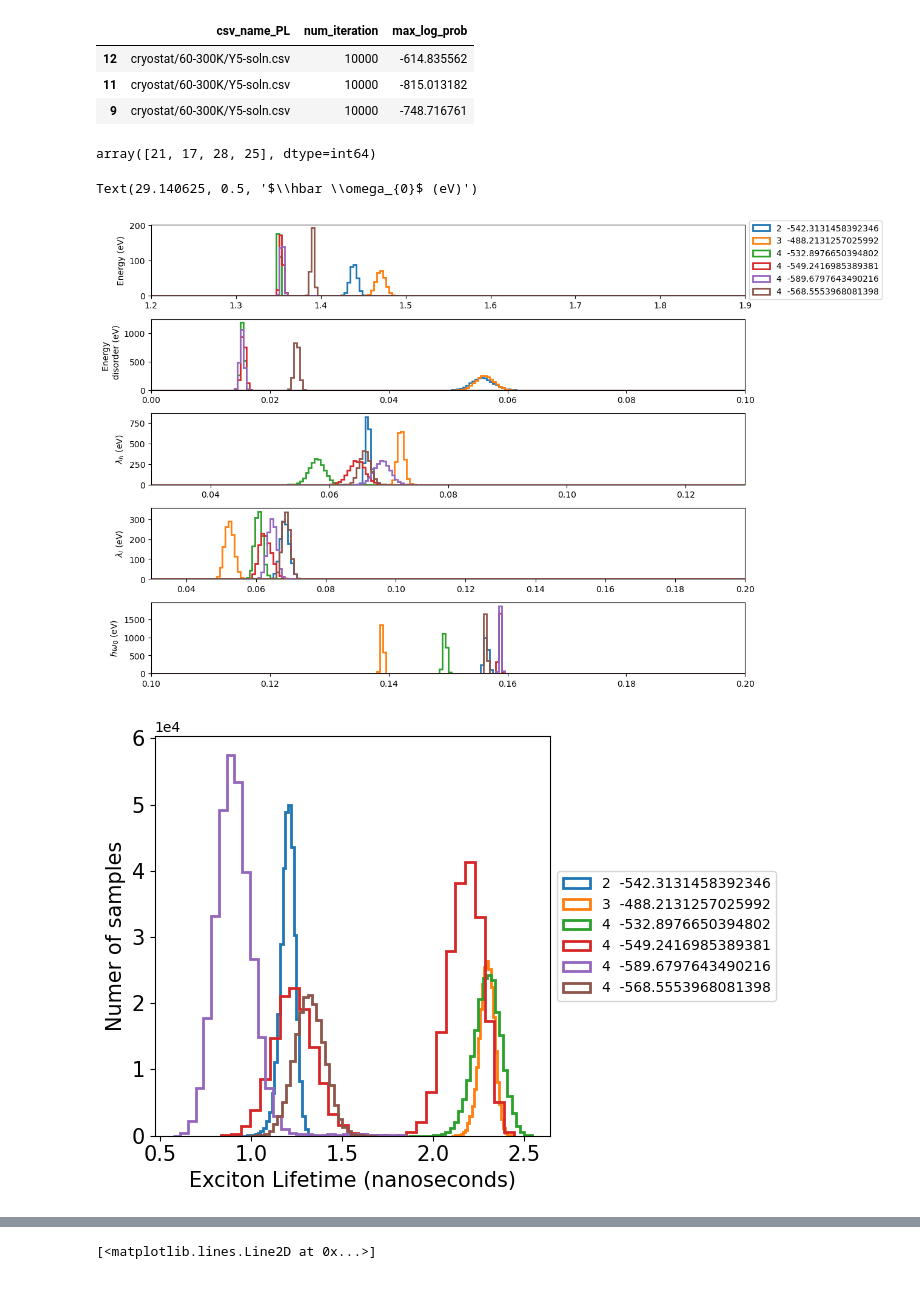
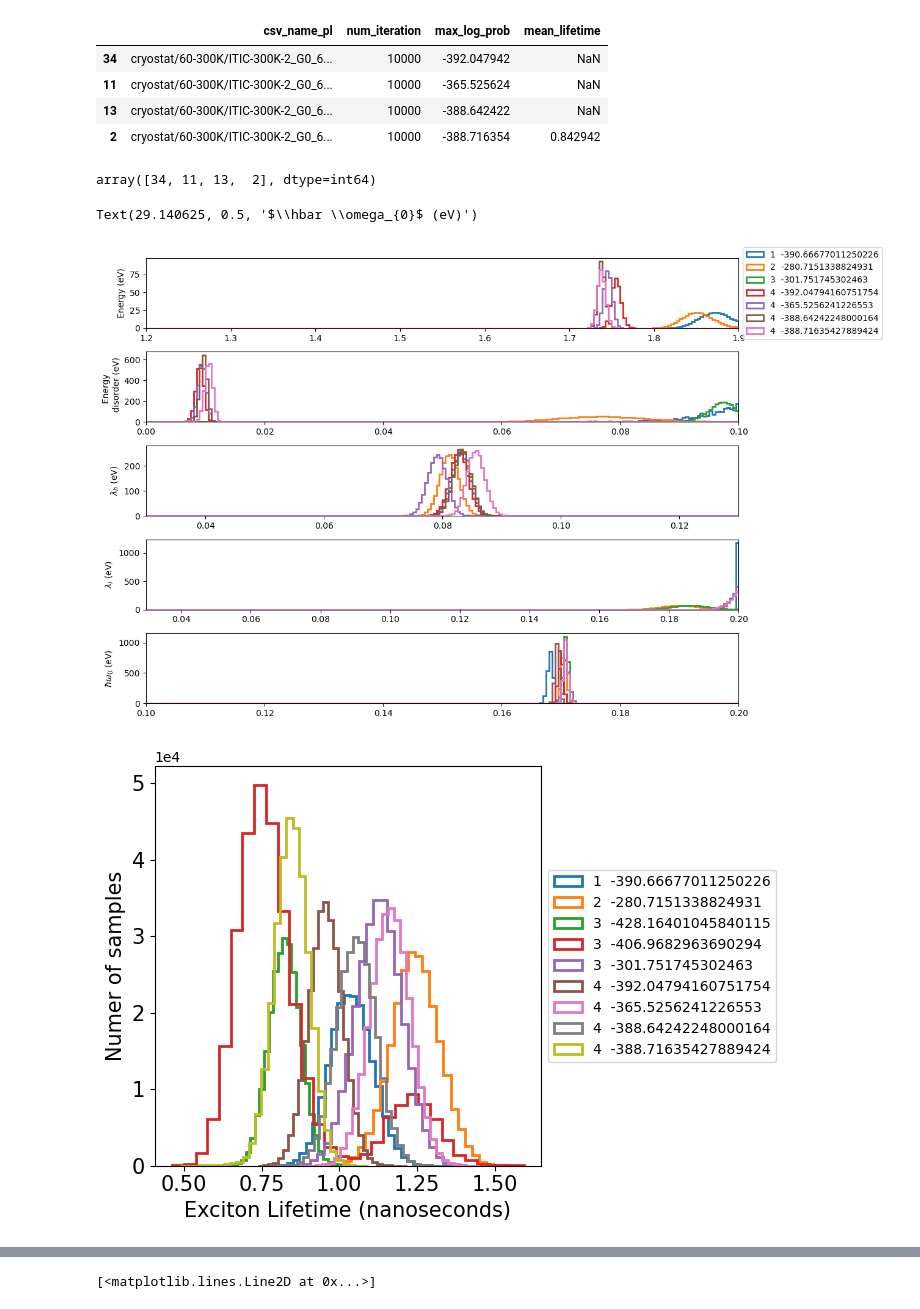
Before and after one commit to mohammedazzouzi15/pl_temp_fit, a Jupyter notebook: notebook/plot_different_n.ipynb, the cells around one changed output, grey strips where cells are left out. Drawn from its saved outputs; the diff is of its cells as text; code cells hidden in the pictures.

```diff
--- a/notebook/plot_different_n.ipynb
+++ b/notebook/plot_different_n.ipynb
@@ -72,19 +87,19 @@ df_all[["csv_name_PL", "num_iteration", "max_log_prob","mean_lifetime"]]
+# %%
+search_for = "cryostat/60-300K/ITIC-300K-2_G0_650.0nm_1450.0"
+df_all[df_all["csv_name_pl"].str.contains(search_for)][["csv_name_pl", "num_iteration", "max_log_prob","mean_lifetime"]]
+# %% [output]
+|  | csv_name_pl | num_iteration | max_log_prob | mean_lifetime |
+| 34 | cryostat/60-300K/ITIC-300K-2_G0_6... | 10000 | -392.047942 | NaN |
+| 11 | cryostat/60-300K/ITIC-300K-2_G0_6... | 10000 | -365.525624 | NaN |
+| 13 | cryostat/60-300K/ITIC-300K-2_G0_6... | 10000 | -388.642422 | NaN |
+| 2 | cryostat/60-300K/ITIC-300K-2_G0_6... | 10000 | -388.716354 | 0.842942 |
+# %%
+for key, df_all in df_dict.items():
+    df_all[df_all["csv_name_pl"].str.contains(search_for)][["csv_name_pl", "num_iteration", "max_log_prob"]].index.values
 # %%
-search_for = "Y5"
-df_all[df_all["csv_name_PL"].str.contains(search_for)][["csv_name_PL", "num_iteration", "max_log_prob"]]
+df_all[df_all["csv_name_pl"].str.contains(search_for)][["csv_name_pl", "num_iteration", "max_log_prob"]].index.values
 # %% [output]
-|  | csv_name_PL | num_iteration | max_log_prob |
-| 12 | cryostat/60-300K/Y5-soln.csv | 10000 | -614.835562 |
-| 11 | cryostat/60-300K/Y5-soln.csv | 10000 | -815.013182 |
-| 9 | cryostat/60-300K/Y5-soln.csv | 10000 | -748.716761 |
+array([34, 11, 13,  2], dtype=int64)
-# %%
-for key, df_all in df_dict.items():
-    search_for = "Y6DIB-1mat-300K_G0_700.0nm_1500.0nm_21-06-2024-17h-49m_Exposure_3.0s"
-    df_all[df_all["csv_name_PL"].str.contains(search_for)][["csv_name_PL", "num_iteration", "max_log_prob"]].index.values
-# %%
- df_all[df_all["csv_name_PL"].str.contains(search_for)][["csv_name_PL", "num_iteration", "max_log_prob"]].index.values
-# %% [output]
-array([21, 17, 28, 25], dtype=int64)
 # %%
 import importlib
 from pl_temp_fit import plot_utils
@@ -113,7 +128,7 @@ def plot_distribution_multi(
     if filter_log_likelihood:
         blobs = reader.get_blobs(flat=True, discard=discard)
         distribution = distribution[
-            blobs["log_likelihood"] > max(blobs["log_likelihood"]) * 1.05
+            (blobs["log_likelihood"] > max(blobs["log_likelihood"]) * 1.05) & (1/(blobs["Ex_knr"] + blobs["Ex_kr"]) < 1.5e-9)
         ]
     if fig is None:
         fig, axes = plt.subplots(5, figsize=(12, 12))
@@ -144,10 +159,10 @@ for n in range(1,5):
 
     databse_path = Path("fit_experimental_emcee_PL","fit_data_base",f"n={n}")
     df_all = df_dict[n]
-    index_analyse_list = df_all[df_all["csv_name_PL"].str.contains(search_for)][["csv_name_PL", "num_iteration", "max_log_prob"]].index.values
+    index_analyse_list = df_all[df_all["csv_name_pl"].str.contains(search_for)][["csv_name_pl", "num_iteration", "max_log_prob"]].index.values
     for i, index_analyse in enumerate(index_analyse_list):
         test_id = df_all["test_id"].loc[index_analyse]
-        if df_all["max_log_prob"].loc[index_analyse] <-600:
+        if df_all["max_log_prob"].loc[index_analyse] <-400:
             continue
         counter = counter +1
         label = f"{n}  "+ str (
@@ -177,7 +192,7 @@ ax[4].set_ylabel("$\hbar \omega_{0}$ (eV)")
 #ax[0].legend(label_list,loc="center left",ncols=7,bbox_to_anchor=(-0.2, 1.2),fontsize=12)
 # %% [output]
 Text(29.140625, 0.5, '$\\hbar \\omega_{0}$ (eV)')
-[figure, old version]
+[figure, new version]
 # %%
 def plot_lifetime_multi(
         counter,
@@ -199,7 +214,7 @@ def plot_lifetime_multi(
             continue
         counter = counter +1
         label = (
-            df_all["csv_name_PL"]
+            df_all["csv_name_pl"]
             .loc[index_analyse]
             .split("/")[-1]
             .replace(".csv", "")
@@ -219,35 +234,35 @@ def plot_lifetime_multi(
         lifetime = 1 / (blobs["Ex_kr"] + blobs["Ex_knr"])
         label = f"{n}  "+ str (
             df_all["max_log_prob"]
             .loc[index_analyse]
         )
         ax.hist(
             lifetime * 1e9,
             30,
             histtype="step",
             color=color_list[counter],
             linewidth=2,
             label=label,
         )
         ax.set_xlabel("Exciton Lifetime (nanoseconds)", fontsize=15)
         ax.set_ylabel("Numer of samples", fontsize=15)
         ax.xaxis.set_tick_params(labelsize=15)
         ax.yaxis.set_tick_params(labelsize=15)
         ax.legend(loc="center left", bbox_to_anchor=(1, 0.5))
         # set y ticks to exponent form
         ax.ticklabel_format(axis="y", style="sci", scilimits=(0, 0))
     fig.tight_layout()
     return fig, ax,counter
 importlib.reload(plot_utils)
 fig, ax = plt.subplots(1,1, figsize=(7, 5))
 counter = -1
 for n in range(1,5):
     databse_path = Path("fit_experimental_emcee_PL","fit_data_base",f"n={n}")
     df_all = df_dict[n]
-    index_analyse_list = df_all[df_all["csv_name_PL"].str.contains(search_for)][["csv_name_PL", "num_iteration", "max_log_prob"]].index.values
+    index_analyse_list = df_all[df_all["csv_name_pl"].str.contains(search_for)][["csv_name_pl", "num_iteration", "max_log_prob"]].index.values
     fig, ax, counter= plot_lifetime_multi(counter ,discard=100, filter_log_likelihood=True)
 # %% [output]
-[figure, old version]
+[figure, new version]
 # %%
 from pl_temp_fit import fit_pl_utils, covariance_utils
 import json
```
Also changed, not shown: parts of 5 cells of this notebook, 22 other files.
